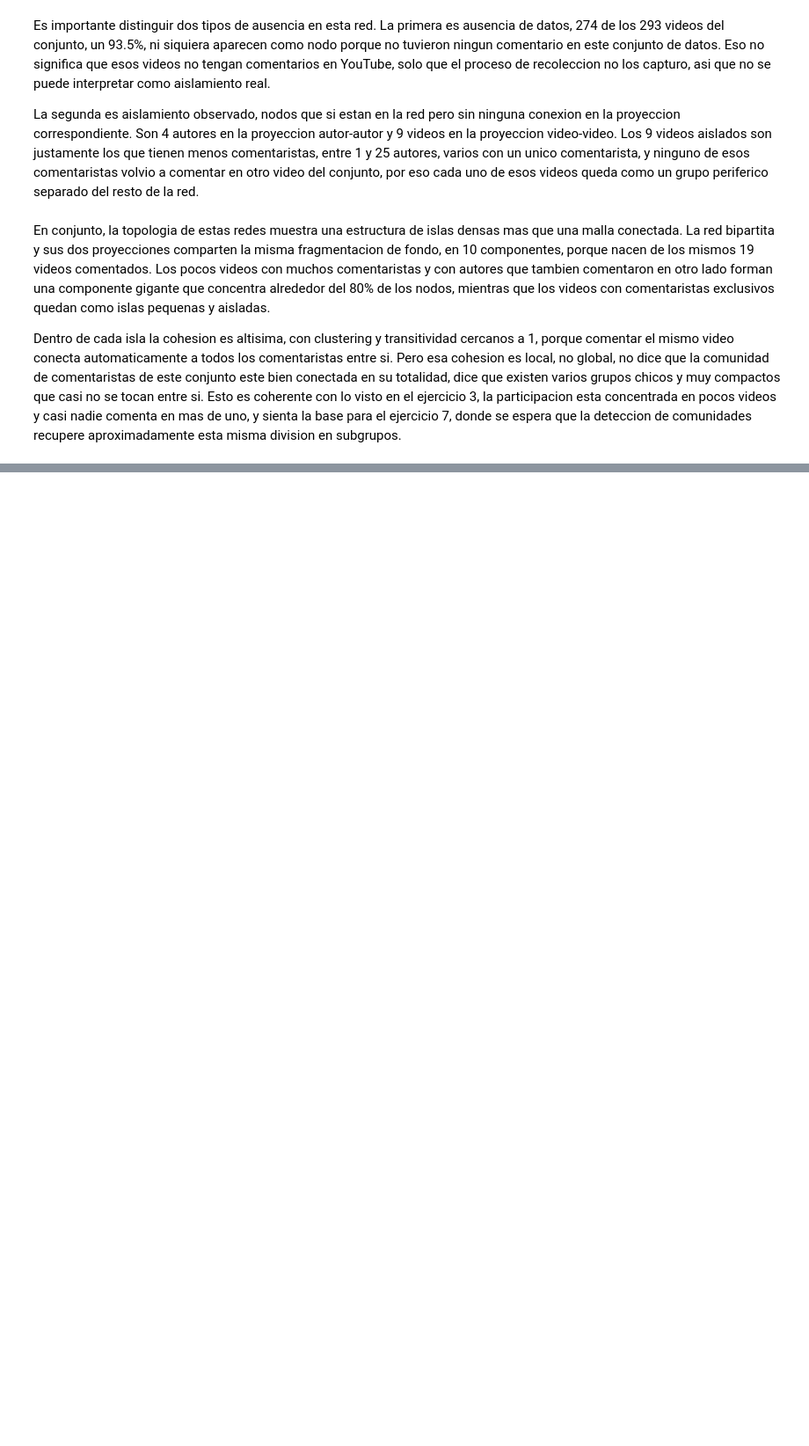
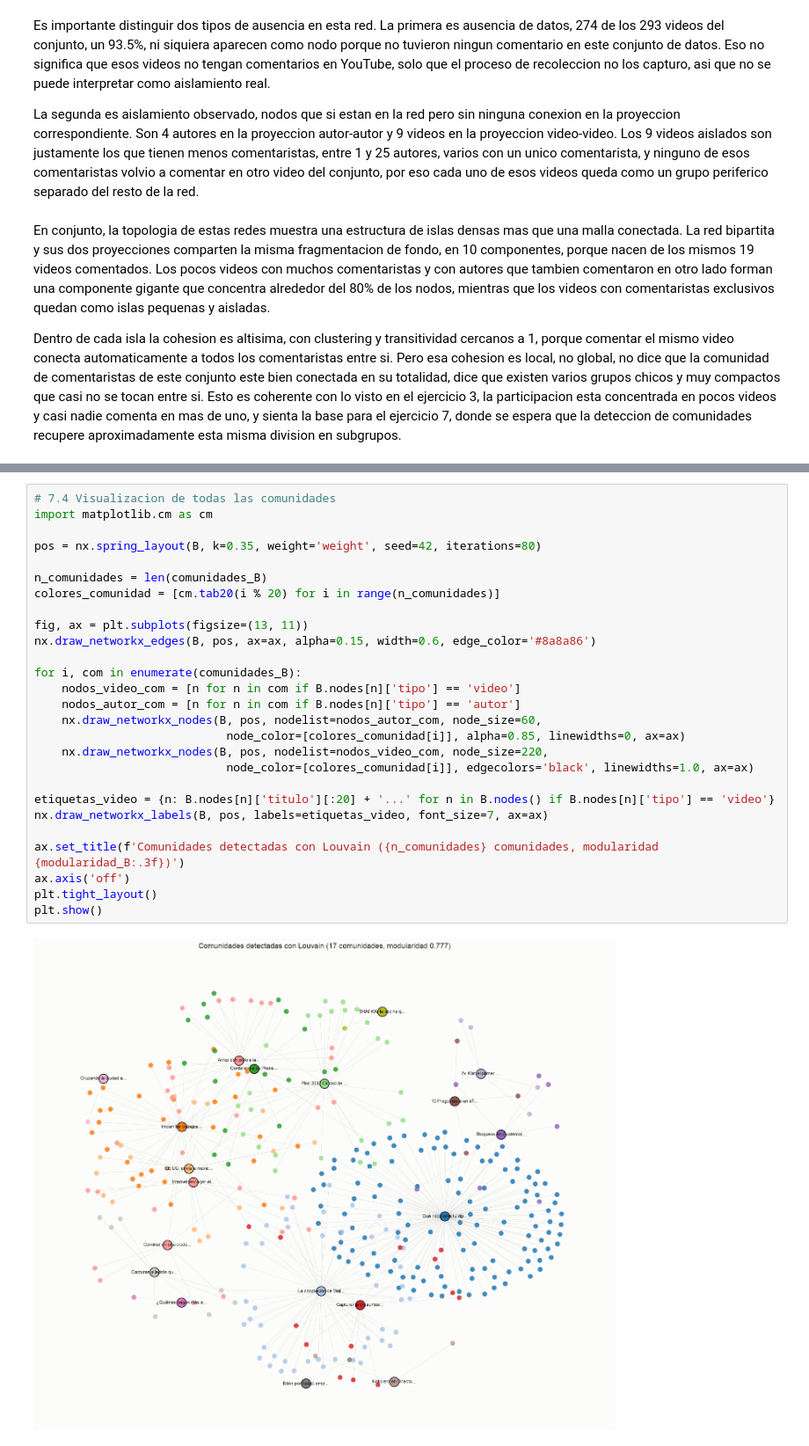
Before and after one commit to Qu3zada22/lab6-ds, a Jupyter notebook: Laboratorio6_Redes_Sociales_YouTube.ipynb, the cells around one changed output, grey strips where cells are left out. Shown at 88% size. Cells and saved outputs as stored; diff of their text form; blank space fills up the shorter version.

```diff
--- a/Laboratorio6_Redes_Sociales_YouTube.ipynb
+++ b/Laboratorio6_Redes_Sociales_YouTube.ipynb
@@ -1641,0 +1678,29 @@ Dentro de cada isla la cohesion es altisima, con clustering y transitividad cerc
+# %%
+# 7.4 Visualizacion de todas las comunidades
+import matplotlib.cm as cm
+
+pos = nx.spring_layout(B, k=0.35, weight='weight', seed=42, iterations=80)
+
+n_comunidades = len(comunidades_B)
+colores_comunidad = [cm.tab20(i % 20) for i in range(n_comunidades)]
+
+fig, ax = plt.subplots(figsize=(13, 11))
+nx.draw_networkx_edges(B, pos, ax=ax, alpha=0.15, width=0.6, edge_color='#8a8a86')
+
+for i, com in enumerate(comunidades_B):
+    nodos_video_com = [n for n in com if B.nodes[n]['tipo'] == 'video']
+    nodos_autor_com = [n for n in com if B.nodes[n]['tipo'] == 'autor']
+    nx.draw_networkx_nodes(B, pos, nodelist=nodos_autor_com, node_size=60,
+                            node_color=[colores_comunidad[i]], alpha=0.85, linewidths=0, ax=ax)
+    nx.draw_networkx_nodes(B, pos, nodelist=nodos_video_com, node_size=220,
+                            node_color=[colores_comunidad[i]], edgecolors='black', linewidths=1.0, ax=ax)
+
+etiquetas_video = {n: B.nodes[n]['titulo'][:20] + '...' for n in B.nodes() if B.nodes[n]['tipo'] == 'video'}
+nx.draw_networkx_labels(B, pos, labels=etiquetas_video, font_size=7, ax=ax)
+
+ax.set_title(f'Comunidades detectadas con Louvain ({n_comunidades} comunidades, modularidad {modularidad_B:.3f})')
+ax.axis('off')
+plt.tight_layout()
+plt.show()
+# %% [output]
+[figure, added]
```
Also changed, not shown: parts of 8 cells of this notebook.
